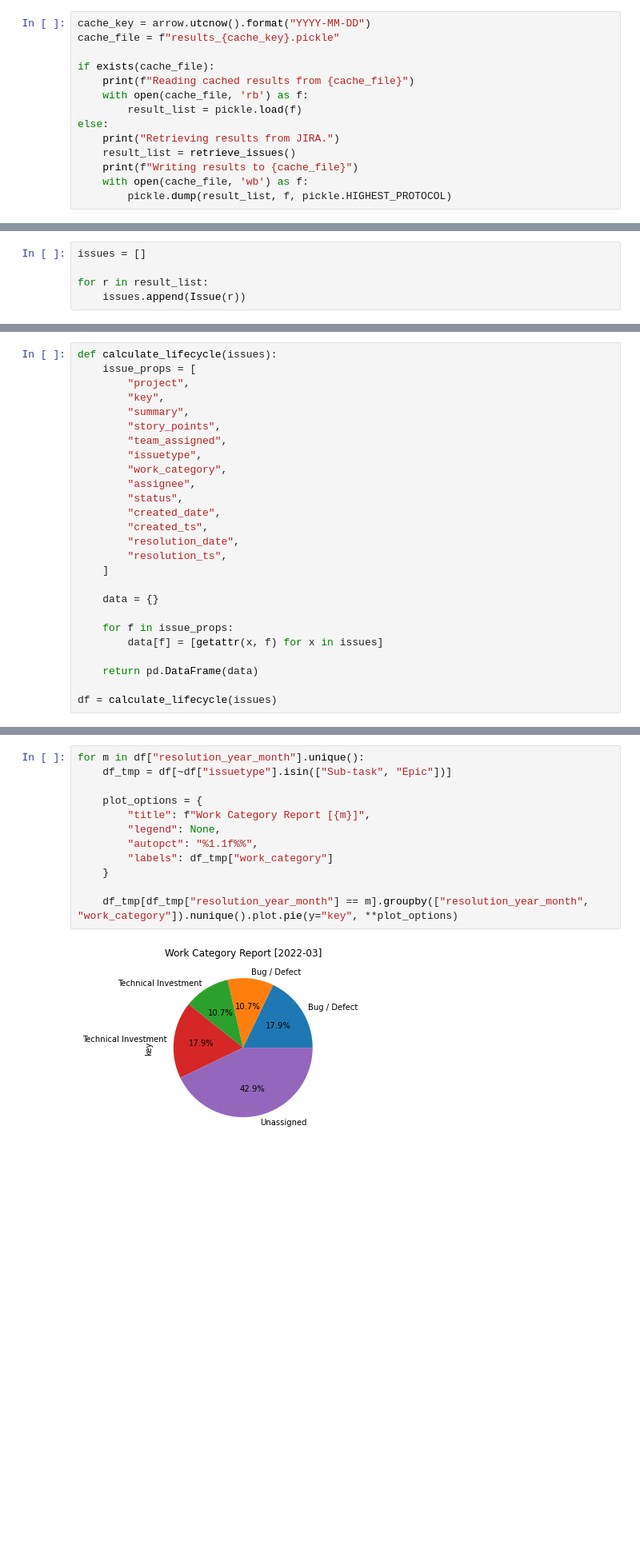
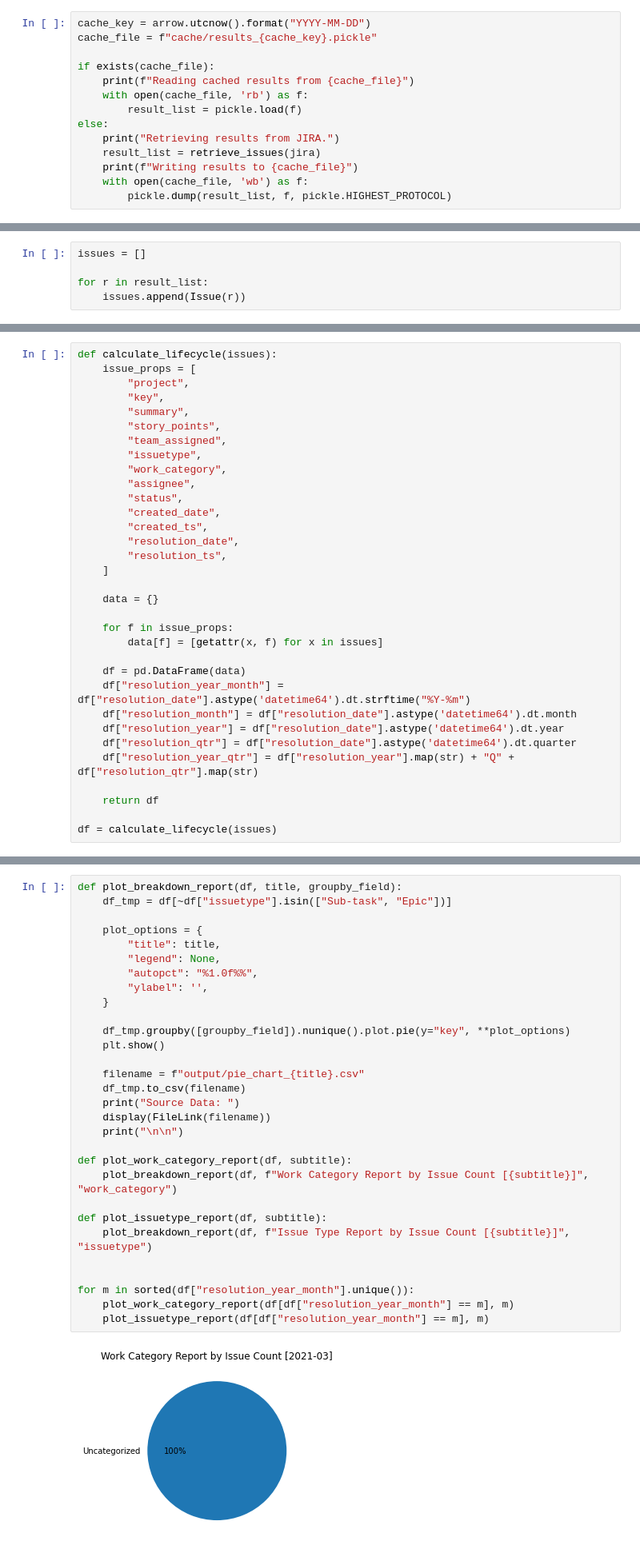
Before and after one commit to jthigpen/jira, a Jupyter notebook: metrics/ticket_metrics.ipynb, the cells around one changed output, grey strips where cells are left out. Shown: that part at 80% size. Cells and saved outputs as stored; diff of their text form; blank space fills up the shorter version.

Commit message:
monthly reports working

```diff
--- a/metrics/ticket_metrics.ipynb
+++ b/metrics/ticket_metrics.ipynb
@@ -78,6 +47,6 @@ def retrieve_issues():
 # %%
 cache_key = arrow.utcnow().format("YYYY-MM-DD")
-cache_file = f"results_{cache_key}.pickle"
+cache_file = f"cache/results_{cache_key}.pickle"
 
 if exists(cache_file):
     print(f"Reading cached results from {cache_file}")
@@ -85,7 +54,7 @@ if exists(cache_file):
         result_list = pickle.load(f)
 else:
     print("Retrieving results from JIRA.")
-    result_list = retrieve_issues()
+    result_list = retrieve_issues(jira)
     print(f"Writing results to {cache_file}")
     with open(cache_file, 'wb') as f:
         pickle.dump(result_list, f, pickle.HIGHEST_PROTOCOL)
@@ -199,6 +92,13 @@ def calculate_lifecycle(issues):
     for f in issue_props:
         data[f] = [getattr(x, f) for x in issues]
 
-    return pd.DataFrame(data)
+    df = pd.DataFrame(data)
+    df["resolution_year_month"] = df["resolution_date"].astype('datetime64').dt.strftime("%Y-%m")
+    df["resolution_month"] = df["resolution_date"].astype('datetime64').dt.month
+    df["resolution_year"] = df["resolution_date"].astype('datetime64').dt.year
+    df["resolution_qtr"] = df["resolution_date"].astype('datetime64').dt.quarter
+    df["resolution_year_qtr"] = df["resolution_year"].map(str) + "Q" + df["resolution_qtr"].map(str)
+
+    return df
 
 df = calculate_lifecycle(issues)
@@ -246,14 +118,32 @@ df
 # %%
-for m in df["resolution_year_month"].unique():
+def plot_breakdown_report(df, title, groupby_field):
     df_tmp = df[~df["issuetype"].isin(["Sub-task", "Epic"])]
 
     plot_options = {
-        "title": f"Work Category Report [{m}]",
+        "title": title,
         "legend": None,
-        "autopct": "%1.1f%%",
-        "labels": df_tmp["work_category"]
+        "autopct": "%1.0f%%",
+        "ylabel": '',
     }
 
-    df_tmp[df_tmp["resolution_year_month"] == m].groupby(["resolution_year_month", "work_category"]).nunique().plot.pie(y="key", **plot_options)
+    df_tmp.groupby([groupby_field]).nunique().plot.pie(y="key", **plot_options)
+    plt.show()
+
+    filename = f"output/pie_chart_{title}.csv"
+    df_tmp.to_csv(filename)
+    print("Source Data: ")
+    display(FileLink(filename))
+    print("\n\n")
+
+def plot_work_category_report(df, subtitle):
+    plot_breakdown_report(df, f"Work Category Report by Issue Count [{subtitle}]", "work_category")
+
+def plot_issuetype_report(df, subtitle):
+    plot_breakdown_report(df, f"Issue Type Report by Issue Count [{subtitle}]", "issuetype")
+
+
+for m in sorted(df["resolution_year_month"].unique()):
+    plot_work_category_report(df[df["resolution_year_month"] == m], m)
+    plot_issuetype_report(df[df["resolution_year_month"] == m], m)
 # %% [output]
-[figure, old version]
+[figure, new version]
```
Also changed, not shown: parts of 19 cells of this notebook, 4 other files.
